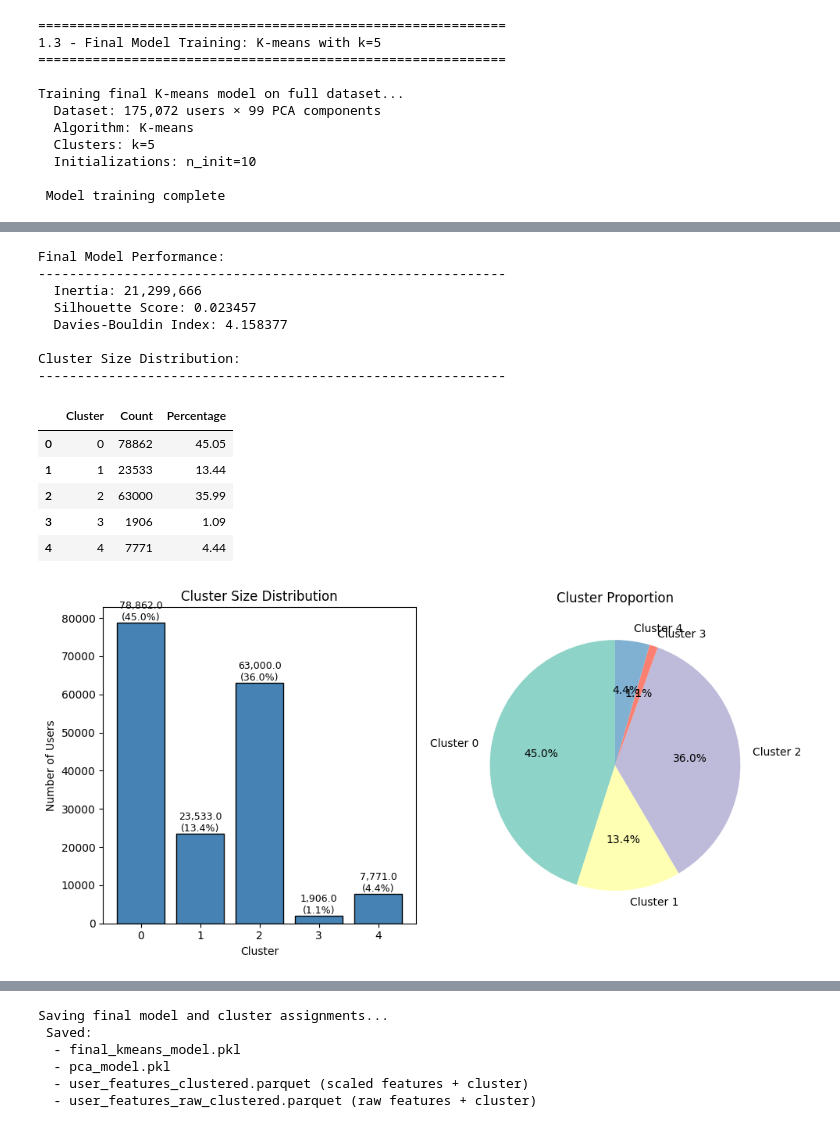
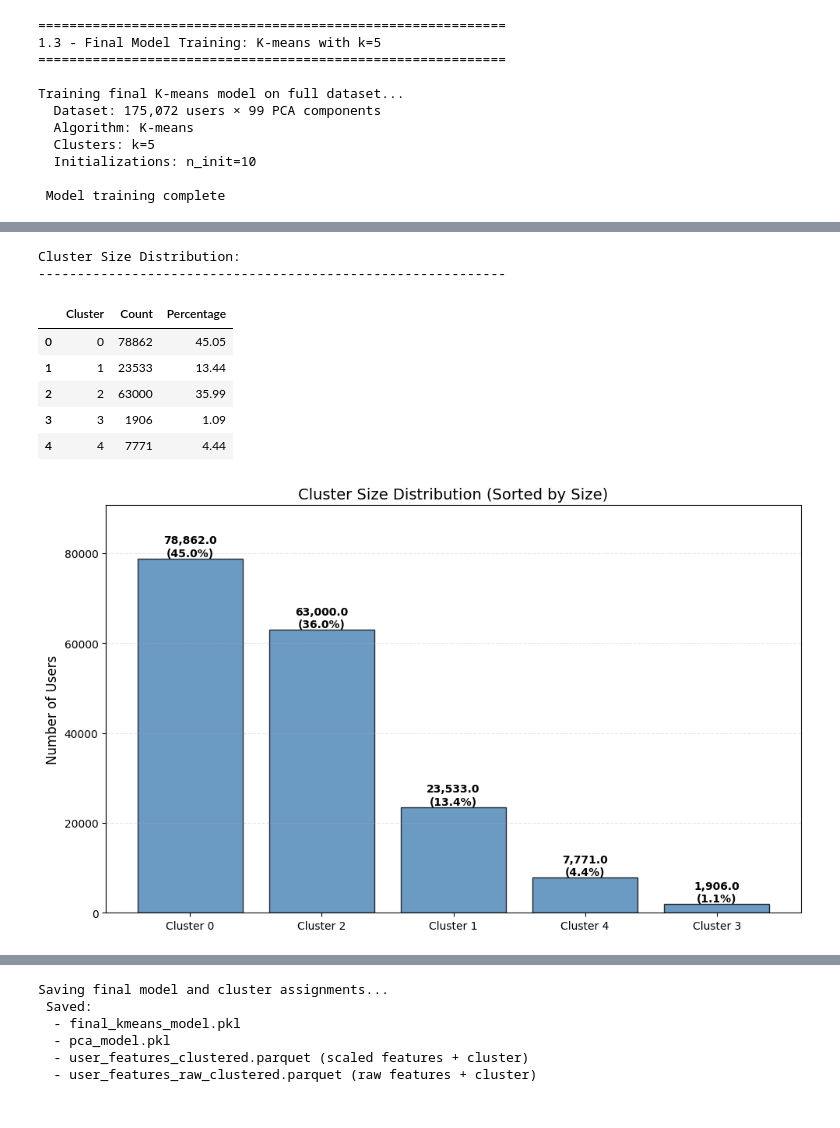
Before and after one commit to wengchienwei/ml-project-instacart, a Jupyter notebook: notebooks/02_phase1_clustering.ipynb, the cells around one changed output, grey strips where cells are left out. Cells and saved outputs as stored; diff of their text form; code cells hidden in the pictures.

```diff
--- a/notebooks/02_phase1_clustering.ipynb
+++ b/notebooks/02_phase1_clustering.ipynb
@@ -348,11 +351,11 @@ print("="*60 + "\n")
 print("Training final K-means model on full dataset...")
 print(f"  Dataset: {len(X_pca):,} users × {X_pca.shape[1]} PCA components")
 print(f"  Algorithm: K-means")
-print(f"  Clusters: k=5")
+print(f"  Clusters: k={best_k}")
 print(f"  Initializations: n_init=10")
 
 # Train final model
-final_kmeans = KMeans(n_clusters=5, random_state=SEED, n_init=10, max_iter=300)
+final_kmeans = KMeans(n_clusters=best_k, random_state=SEED, n_init=10, max_iter=300)
 cluster_labels = final_kmeans.fit_predict(X_pca)
 
 print(f"\n Model training complete")
@@ -371,71 +396,62 @@ Training final K-means model on full dataset...
 # %%
-# -----------------------------------------------
-# Evaluate final model
-# -----------------------------------------------
-print("\nFinal Model Performance:")
-print("-" * 60)
-
-final_inertia = final_kmeans.inertia_
-final_silhouette = silhouette_score(X_pca, cluster_labels)
-final_db = davies_bouldin_score(X_pca, cluster_labels)
-
-print(f"  Inertia: {final_inertia:,.0f}")
-print(f"  Silhouette Score: {final_silhouette:.6f}")
-print(f"  Davies-Bouldin Index: {final_db:.6f}")
-
 # -----------------------------------------------
 # Cluster distribution
 # -----------------------------------------------
 print("\nCluster Size Distribution:")
 print("-" * 60)
 
 cluster_counts = pd.Series(cluster_labels).value_counts().sort_index()
 
 cluster_dist = pd.DataFrame({
     'Cluster': cluster_counts.index,
     'Count': cluster_counts.values,
     'Percentage': (cluster_counts.values / len(cluster_labels) * 100).round(2)
 })
 
 display(cluster_dist)
 
 # Visualize distribution
-plt.figure(figsize=(10, 5))
+plt.figure(figsize=(10, 6))
 
-plt.subplot(1, 2, 1)
-plt.bar(cluster_dist['Cluster'], cluster_dist['Count'], color='steelblue', edgecolor='black')
-plt.xlabel('Cluster')
-plt.ylabel('Number of Users')
-plt.title('Cluster Size Distribution')
-plt.xticks(range(5))
-for i, row in cluster_dist.iterrows():
-    plt.text(row['Cluster'], row['Count'], f"{row['Count']:,}\n({row['Percentage']:.1f}%)",
-             ha='center', va='bottom', fontsize=9)
+# Sort by count descending
+cluster_dist_sorted = cluster_dist.sort_values('Count', ascending=False)
 
-plt.subplot(1, 2, 2)
-explode = (0, 0, 0, 0.1, 0.05)  # Pull out clusters 3 and 4
-plt.pie(cluster_dist['Count'], labels=[f'Cluster {i}' for i in cluster_dist['Cluster']],
-        autopct='%1.1f%%', startangle=90, explode=explode, colors=plt.cm.Set3.colors)
-plt.title('Cluster Proportion')
+# Create bar chart
+bars = plt.bar(range(len(cluster_dist_sorted)),
+               cluster_dist_sorted['Count'],
+               color='steelblue',
+               edgecolor='black',
+               alpha=0.8)
+
+# Add cluster labels on x-axis
+plt.xticks(range(len(cluster_dist_sorted)),
+           [f"Cluster {i}" for i in cluster_dist_sorted['Cluster']])
+plt.ylabel('Number of Users', fontsize=12)
+plt.ylim(0, cluster_dist_sorted['Count'].max() * 1.15)
+plt.title('Cluster Size Distribution (Sorted by Size)', fontsize=14)
+
+# Add value labels on top of bars
+for i, (idx, row) in enumerate(cluster_dist_sorted.iterrows()):
+    plt.text(i, row['Count'],
+             f"{row['Count']:,}\n({row['Percentage']:.1f}%)",
+             ha='center', va='bottom', fontsize=10, fontweight='bold')
+
+# Add grid for readability
+plt.grid(axis='y', alpha=0.3, linestyle='--')
 
 plt.tight_layout()
+# plt.savefig('cluster_size_distribution.png')
 plt.show()
 # %% [output]
-Final Model Performance:
-------------------------------------------------------------
-  Inertia: 21,299,666
-  Silhouette Score: 0.023457
-  Davies-Bouldin Index: 4.158377
-
 Cluster Size Distribution:
 ------------------------------------------------------------
 |  | Cluster | Count | Percentage |
 | 0 | 0 | 78862 | 45.05 |
 | 1 | 1 | 23533 | 13.44 |
 | 2 | 2 | 63000 | 35.99 |
 | 3 | 3 | 1906 | 1.09 |
 | 4 | 4 | 7771 | 4.44 |
-[figure, old version]
+[figure, new version]
 # %%
 # -----------------------------------------------
 # Add cluster labels to user data
```
Also changed, not shown: parts of 12 cells of this notebook.
